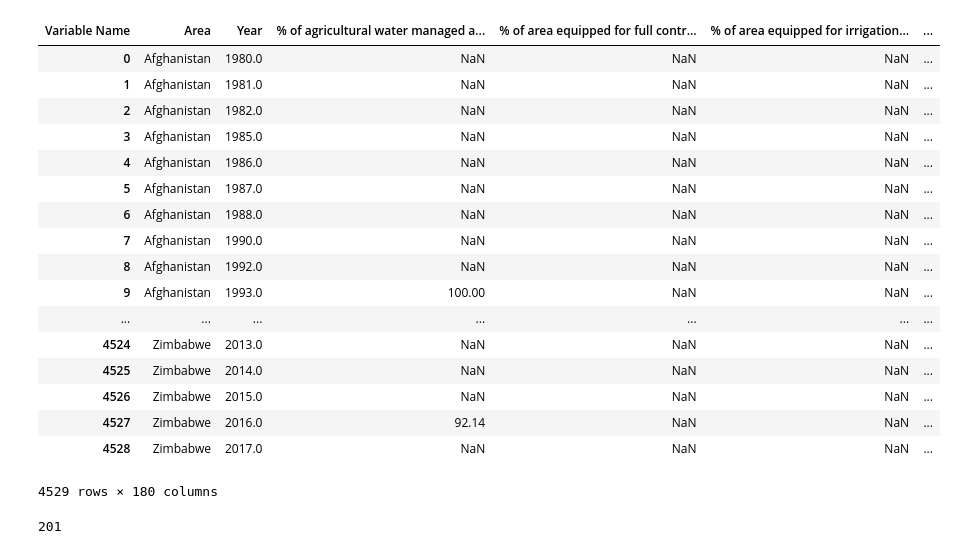
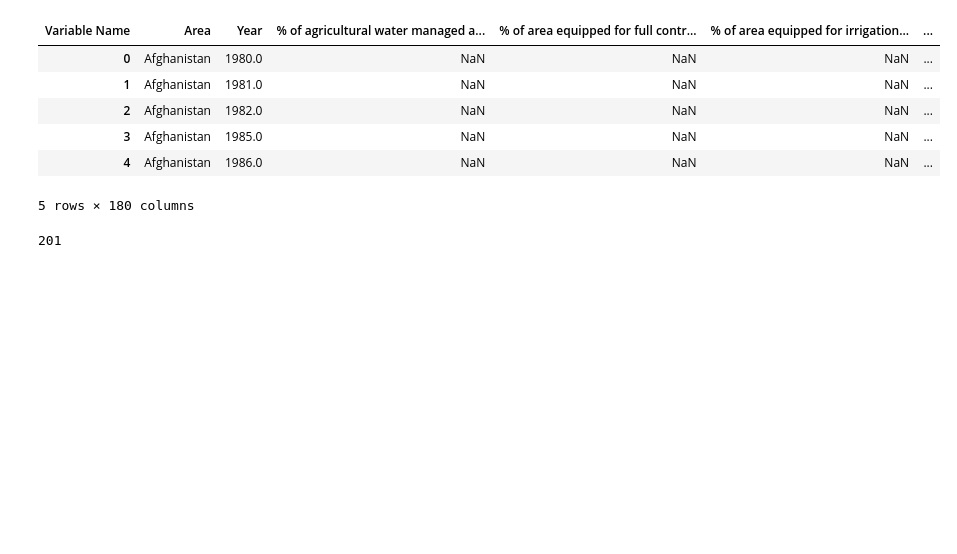
Before and after one commit to morakha/MENA-Water-Resource-Allocation---ML-approach, a Jupyter notebook: ERG 131 Clean data (Final Project).ipynb, the cells around one changed output. Cells and saved outputs as stored; diff of their text form; code cells hidden in the pictures; blank space fills up the shorter version.

Commit message:
Adding cleaned data

```diff
--- a/ERG 131 Clean data (Final Project).ipynb
+++ b/ERG 131 Clean data (Final Project).ipynb
@@ -46,26 +34,15 @@ df
 clean_df =  pd.pivot_table(df,index = ['Area','Year'],columns = 'Variable Name', values = 'Value')
 clean_df = clean_df.reset_index()
 # %%
-clean_df
+clean_df.head()
 # %% [output]
 | Variable Name | Area | Year | % of agricultural water managed a... | % of area equipped for full contr... | % of area equipped for irrigation... | ... |
 | 0 | Afghanistan | 1980.0 | NaN | NaN | NaN | ... |
 | 1 | Afghanistan | 1981.0 | NaN | NaN | NaN | ... |
 | 2 | Afghanistan | 1982.0 | NaN | NaN | NaN | ... |
 | 3 | Afghanistan | 1985.0 | NaN | NaN | NaN | ... |
 | 4 | Afghanistan | 1986.0 | NaN | NaN | NaN | ... |
-| 5 | Afghanistan | 1987.0 | NaN | NaN | NaN | ... |
-| 6 | Afghanistan | 1988.0 | NaN | NaN | NaN | ... |
-| 7 | Afghanistan | 1990.0 | NaN | NaN | NaN | ... |
-| 8 | Afghanistan | 1992.0 | NaN | NaN | NaN | ... |
-| 9 | Afghanistan | 1993.0 | 100.00 | NaN | NaN | ... |
-| ... | ... | ... | ... | ... | ... | ... |
-| 4524 | Zimbabwe | 2013.0 | NaN | NaN | NaN | ... |
-| 4525 | Zimbabwe | 2014.0 | NaN | NaN | NaN | ... |
-| 4526 | Zimbabwe | 2015.0 | NaN | NaN | NaN | ... |
-| 4527 | Zimbabwe | 2016.0 | 92.14 | NaN | NaN | ... |
-| 4528 | Zimbabwe | 2017.0 | NaN | NaN | NaN | ... |
-4529 rows × 180 columns
+5 rows × 180 columns
 # %%
 len(clean_df.Area.unique())
 # %% [output]
```
Also changed, not shown: parts of 15 cells of this notebook, 1 other file.
